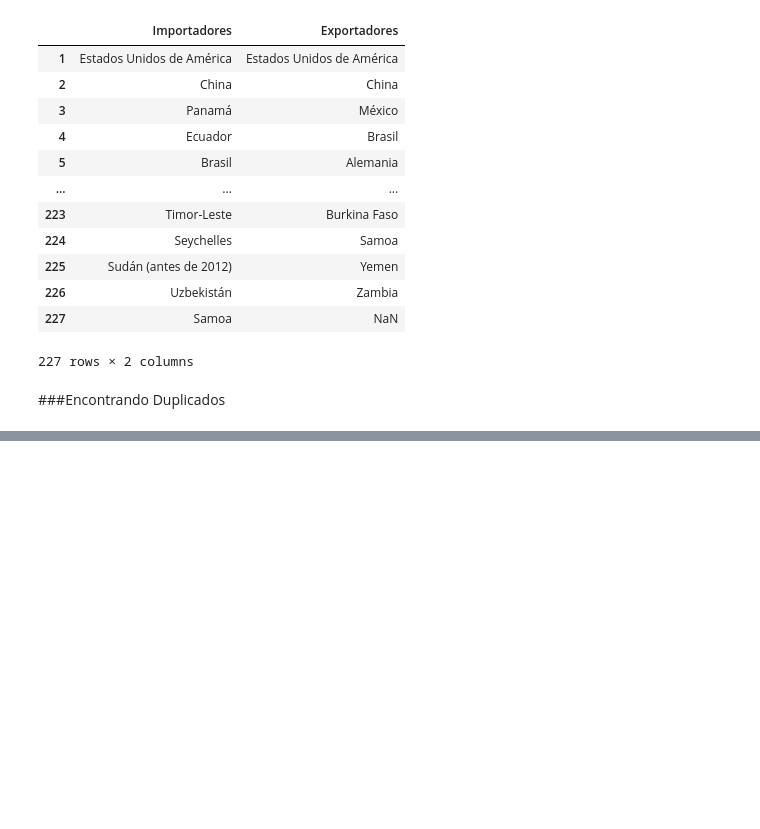
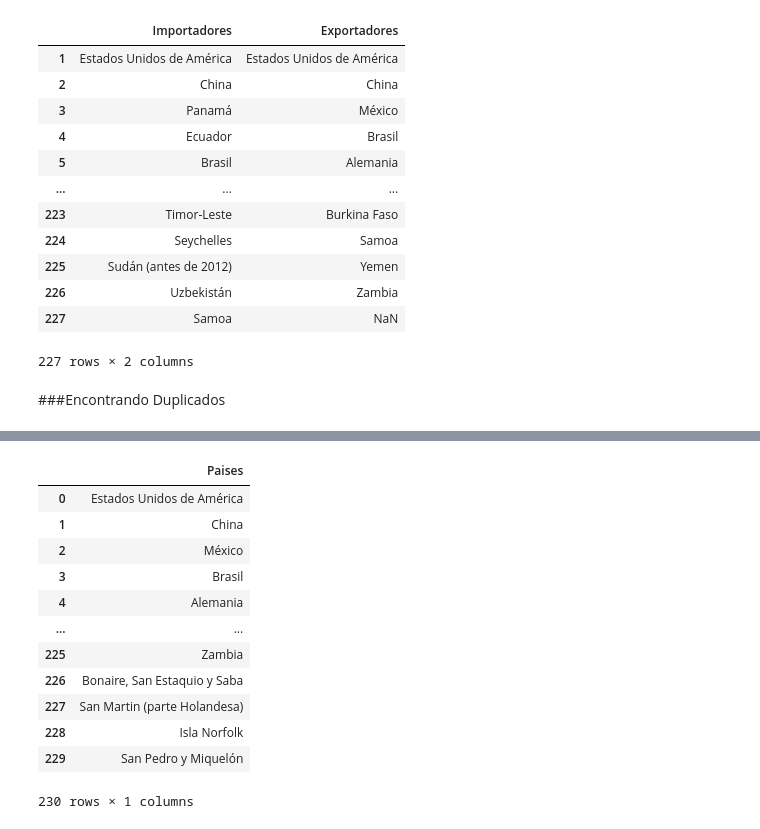
Before and after one commit to LuchoValr/Semillero, a Jupyter notebook: Proyecto_semillero.ipynb, the cells around one changed output, grey strips where cells are left out. Drawn from its saved outputs; the diff is of its cells as text; code cells hidden in the pictures; blank space fills up the shorter version.

```diff
--- a/Proyecto_semillero.ipynb
+++ b/Proyecto_semillero.ipynb
@@ -97,0 +118,21 @@ paises2[['Importadores','Exportadores']].value_counts().reset_index()
+# %%
+paises6 = paises5.drop_duplicates()
+paises7 = paises6.drop([226],axis=0)
+paises8 = paises7.reset_index(drop=True)
+
+
+paises8
+# %% [output]
+|  | Paises |
+| 0 | Estados Unidos de América |
+| 1 | China |
+| 2 | México |
+| 3 | Brasil |
+| 4 | Alemania |
+| ... | ... |
+| 225 | Zambia |
+| 226 | Bonaire, San Estaquio y Saba |
+| 227 | San Martin (parte Holandesa) |
+| 228 | Isla Norfolk |
+| 229 | San Pedro y Miquelón |
+230 rows × 1 columns
```
Also changed, not shown: parts of 3 cells of this notebook.
